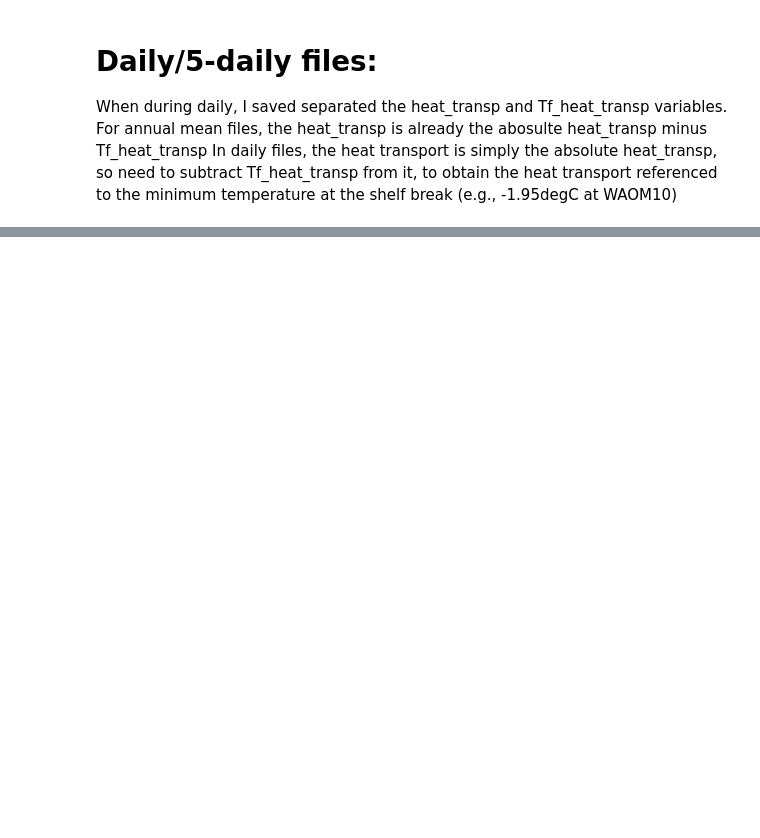
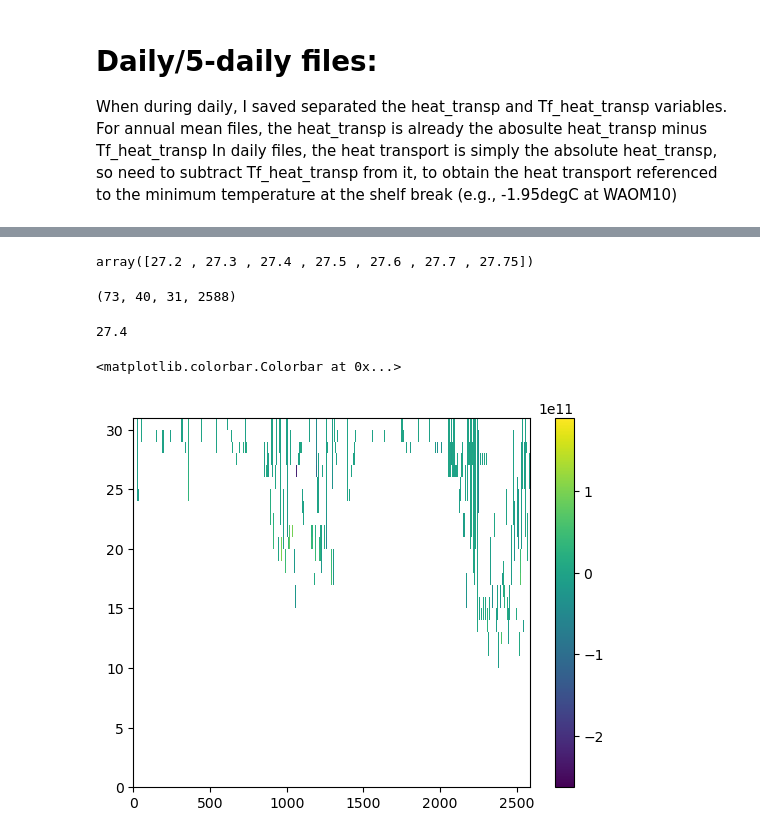
Before and after one commit to fabiobdias/waom_notebook, a Jupyter notebook: OHB_shelf/WAOM10x4_Cross-1500m-Transport_comparison_daily.ipynb, the cells around one changed output, grey strips where cells are left out. Drawn from its saved outputs; the diff is of its cells as text; code cells hidden in the pictures; blank space fills up the shorter version.

```diff
--- a/OHB_shelf/WAOM10x4_Cross-1500m-Transport_comparison_daily.ipynb
+++ b/OHB_shelf/WAOM10x4_Cross-1500m-Transport_comparison_daily.ipynb
@@ -350,26 +587,9 @@ plt.savefig(fig_path + name_fig, dpi=300)
 # %%
-fig_path = '/g/data3/hh5/tmp/access-om/fbd581/ROMS/postprocessing/figs/OHB_shelf/'
+# rho grid for binning:
+rho_grid=np.arange(26.,28.,0.05) # for sigma-0
+rho_grid1=np.arange(31,32.7,0.05) # for sigma-1
+rho_grid2=np.arange(36,37.5,0.05) # for sigma-2
 
-# define along_contour axis with same length for both resolution:
-along_4km = np.arange(0,len(heat_transport_4km[0,:]),1)
-along_10km = np.arange(0,len(heat_transport_4km[0,:]),2.6734930448222567)
-
-# some plots:
-fig, ax = plt.subplots(nrows=1, figsize = (10, 5))
-# plotting absolute value: Tf heat transport already subtracted during the calculation
-# plt.plot(along_10km,(np.sum(np.cumsum(heat_transport_10km, axis=1),axis=0)), '-r', label='WAOM10')
-plt.plot(dist_along_10kmCF, (np.sum(np.cumsum(heat_transport_10kmCF, axis=1),axis=0)), '-m', label='WAOM10') #'-k', label='Heat transport anomaly from $T_f$')
-plt.plot(dist_along_4kmCF,(np.sum(np.cumsum(heat_transport_4kmCF, axis=1),axis=0)), '-b', label='WAOM4')
-plt.plot(dist_along_4kmCF,(np.sum(np.cumsum(heat_transport_4kmNT_CF, axis=1),axis=0)), '-c', label='WAOM4-NOTIDE')
-
-ax.set_xticks(dist_along_10km[distance_indices_10km.astype(int)[:]])
-ax.set_xticklabels(('156$^\circ$E','160$^\circ$W', '120$^\circ$W','80$^\circ$W', '40$^\circ$W', '0$^\circ$',
-                          '40$^\circ$E', '80$^\circ$E', '120$^\circ$E'))
-ax.set_xlim(0, dist_along_10km[-1])
-
-ax.set_xlabel('Longitude coordinates along contour')
-ax.set_ylabel('Cumulative heat transport \n across the calving front (W)');
-plt.grid()
-plt.legend()
-name_fig='WAOM10x4x4NT_Cross-CalvingFront_cumtransport_vint_raw_daily.png'
-plt.savefig(fig_path + name_fig, dpi=300)
+len_rho_grid=len(rho_grid)
+len_rho_grid1=len(rho_grid1)
+len_rho_grid2=len(rho_grid2)
@@ -579,0 +596,6 @@ plt.savefig(fig_path + name_fig, dpi=300)
+# %%
+# use salt and temp along the contour to calculate sigma theta:
+#salt_along_contour, temp_along_contour (z_rho_across_contour)
+sigma_t_10km = gsw.rho(salt_10km[:,:],temp_10km[:,:],0) - 1000
+sigma_1_10km = gsw.rho(salt_10km[:,:],temp_10km[:,:],1000) - 1000
+sigma_2_10km = gsw.rho(salt_10km[:,:],temp_10km[:,:],2000) - 1000
@@ -579,0 +1143,16 @@ plt.savefig(fig_path + name_fig, dpi=300)
+# %%
+rho_grid[[24, 26, 28, 30, 32, 34, 35]]
+# %% [output]
+array([27.2 , 27.3 , 27.4 , 27.5 , 27.6 , 27.7 , 27.75])
+# %%
+Net_heat_transport_10km_irho.shape
+# %% [output]
+(73, 40, 31, 2588)
+# %%
+print(str(round(rho_grid[28],2)))
+plt.pcolormesh(Net_heat_transport_10km_irho[30,28,:,:]) # (time, irho, z_rho, contour_index)
+plt.colorbar()
+# %% [output]
+27.4
+<matplotlib.colorbar.Colorbar at 0x...>
+[figure, added]
```
Also changed, not shown: parts of 80 cells of this notebook, 17 other files.
